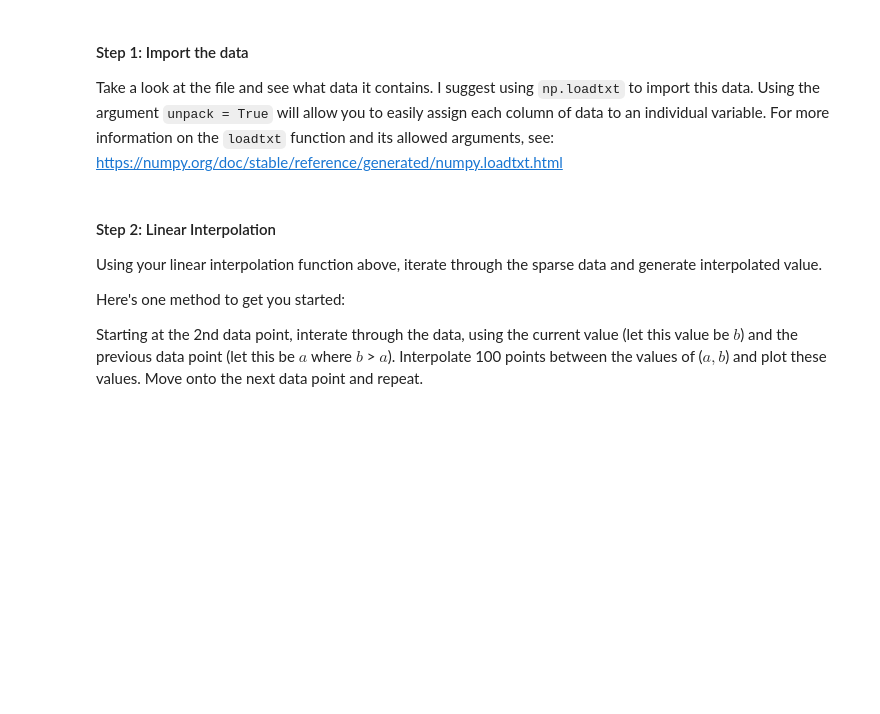
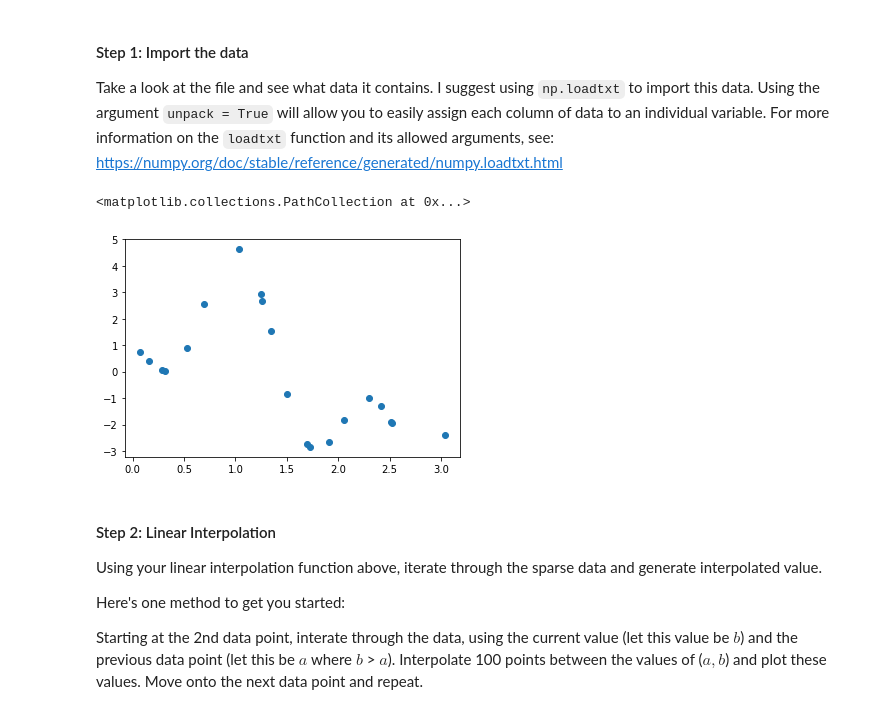
Before and after one commit to vnalla10/Capstone-Modern-Physics, a Jupyter notebook: Assignment8/Assignment8.ipynb, the cells around one changed output. Cells and saved outputs as stored; diff of their text form; code cells hidden in the pictures; blank space fills up the shorter version.

```diff
--- a/Assignment8/Assignment8.ipynb
+++ b/Assignment8/Assignment8.ipynb
@@ -147,7 +153,12 @@ Also contained in this file is a text file called `Partial_Data.txt`. This conta
 Take a look at the file and see what data it contains. I suggest using `np.loadtxt` to import this data. Using the argument `unpack = True` will allow you to easily assign each column of data to an individual variable. For more information on the `loadtxt` function and its allowed arguments, see: https://numpy.org/doc/stable/reference/generated/numpy.loadtxt.html
 # %%
 # To Do: Import the data
+x, fx = np.loadtxt("Partial_Data.txt", unpack = True)
 # To Do: Scatter plot the data
+plt.scatter(x, fx)
+# %% [output]
+<matplotlib.collections.PathCollection at 0x...>
+[figure, added]
 # %% [markdown]
 #### Step 2: Linear Interpolation
 Using your linear interpolation function above, iterate through the sparse data and generate interpolated value.
```
Also changed, not shown: parts of 11 cells of this notebook.
